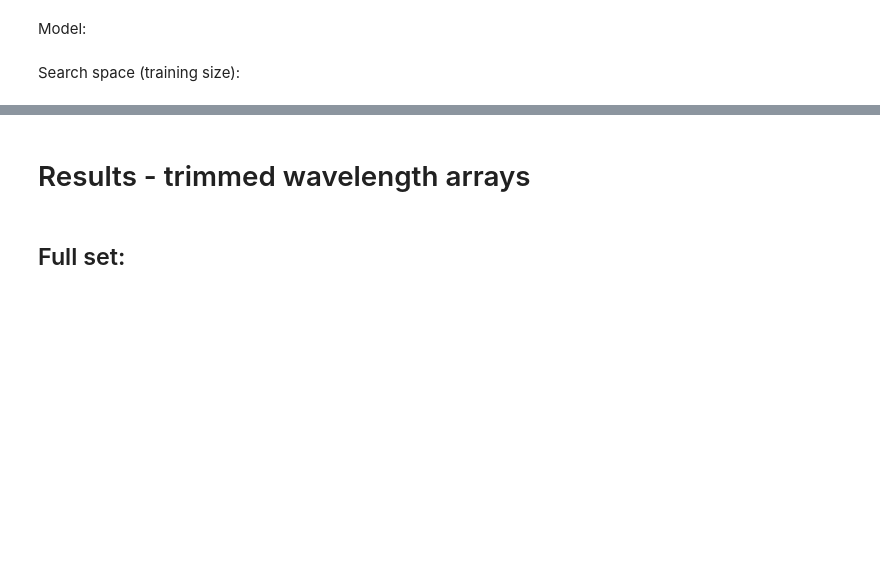
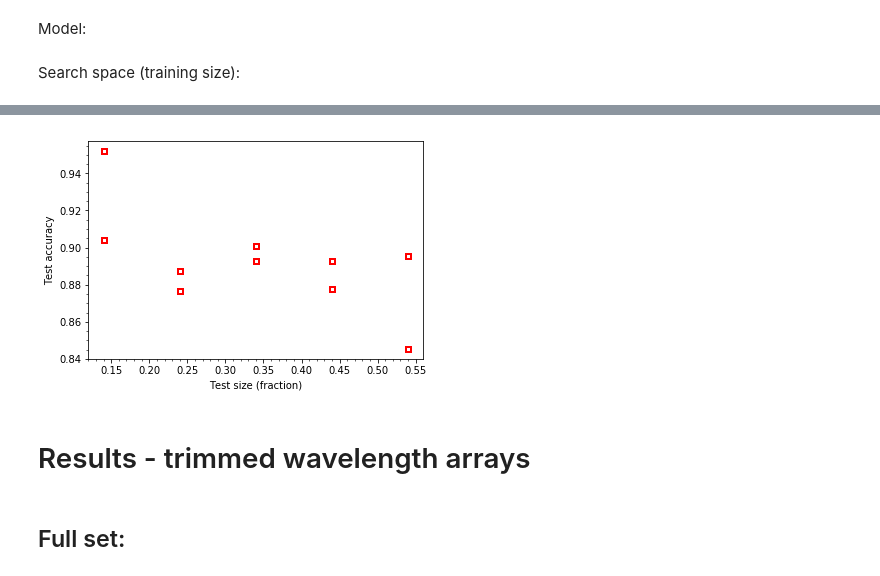
Before and after one commit to mattjshannon/swsnet, a Jupyter notebook: models/current_trimmed.ipynb, the cells around one changed output, grey strips where cells are left out. Cells and saved outputs as stored; diff of their text form; code cells hidden in the pictures; blank space fills up the shorter version.

```diff
--- a/models/current_trimmed.ipynb
+++ b/models/current_trimmed.ipynb
@@ -256,3 +258,7 @@ Took 2.898 seconds
+# %%
+plot_results(run_matrix_certain)
+# %% [output]
+[figure, added]
 # %% [markdown]
 # Results - trimmed wavelength arrays
 # %% [markdown]
```
Also changed, not shown: parts of 22 cells of this notebook, 3 other files.
